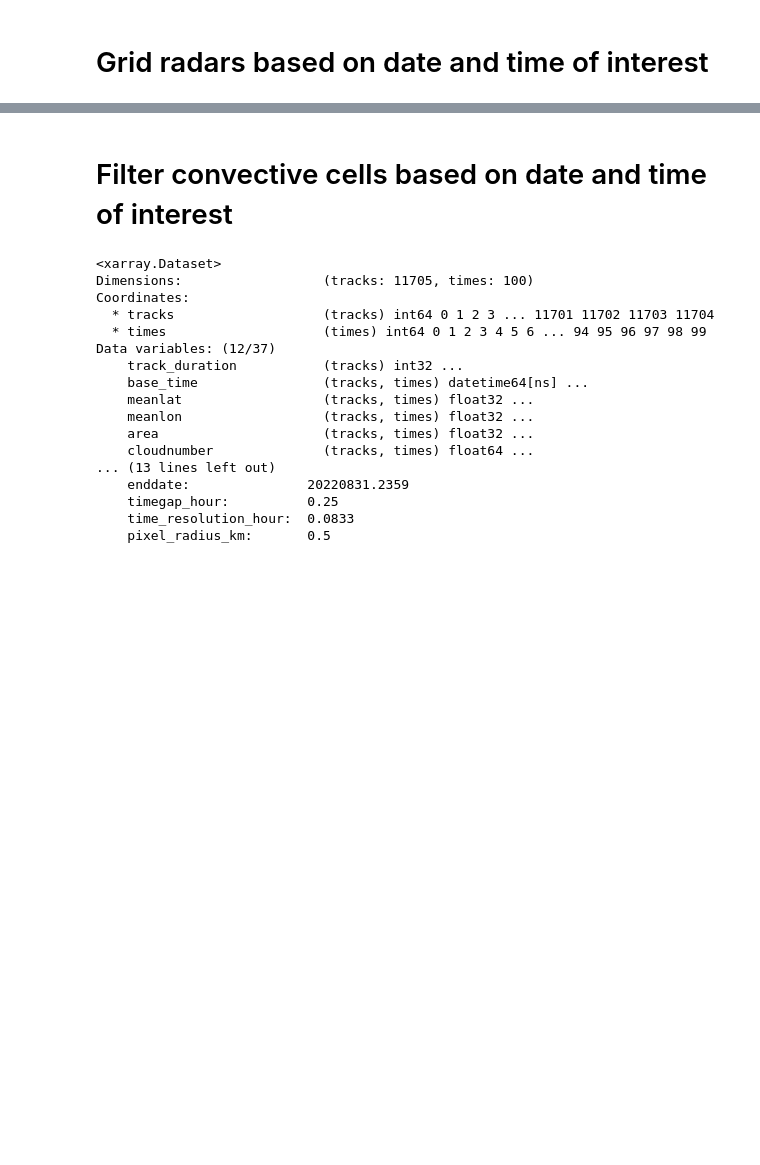
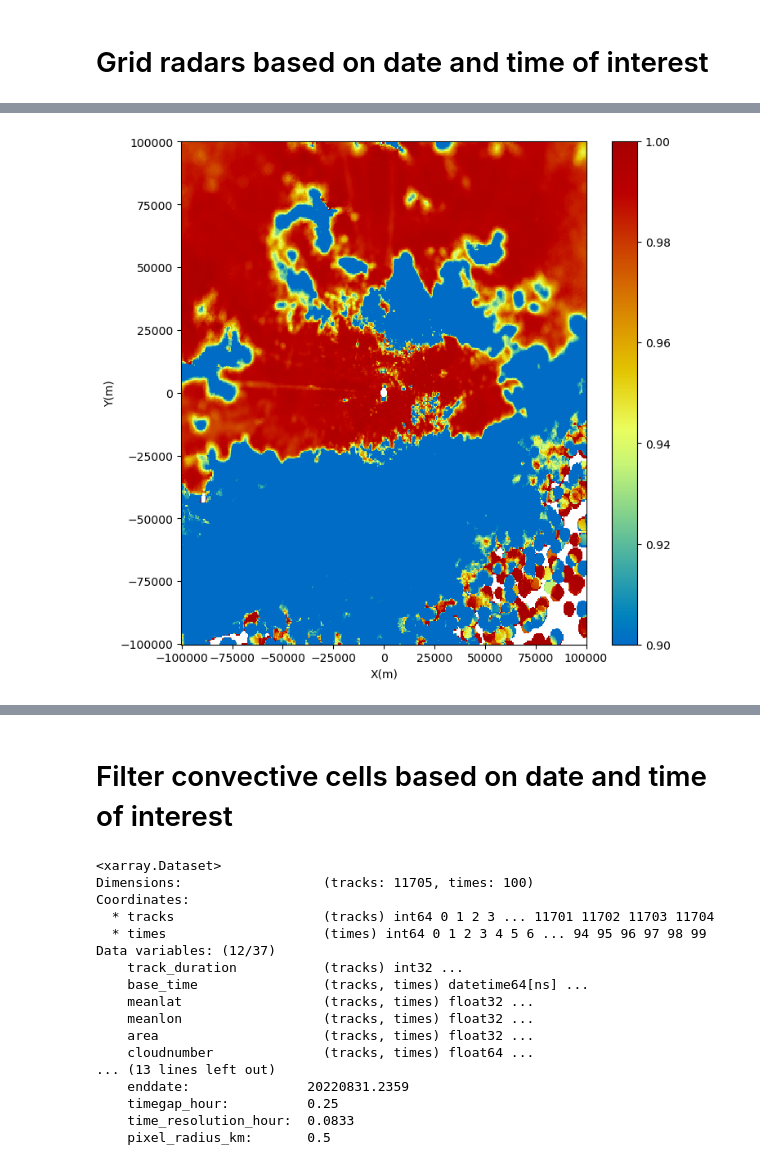
Before and after one commit to oluwafemiomitusa/Geospatial-Analysis, a Jupyter notebook: Second_part/Jupyter Notebooks/New/case_study_1_v2.ipynb, the cells around one changed output, grey strips where cells are left out. Cells and saved outputs as stored; diff of their text form; code cells hidden in the pictures; blank space fills up the shorter version.

```diff
--- a/Second_part/Jupyter Notebooks/New/case_study_1_v2.ipynb
+++ b/Second_part/Jupyter Notebooks/New/case_study_1_v2.ipynb
@@ -79,6 +89,28 @@ grid = pyart.map.grid_from_radars(
         (-100000, 100000.0),
     ),
 )
+# %%
+#grid.z["data"]
+Z=grid.fields['reflectivity']['data']
+rho=grid.fields['cross_correlation_ratio']['data']
+ZDR=grid.fields['differential_reflectivity']['data']
+kdp=grid.fields['kdp']['data']
+# In Py-ART's graphing suite, there is a display class similar to RadarMapDisplay,
+# but for grids. To plot the grid:
+
+[X,Y]=np.meshgrid(grid.x["data"],grid.y["data"])
+lev=2 #Level of analysis
+fig = plt.figure(figsize=(8,8))
+plt.pcolormesh(X,Y,np.squeeze(rho[lev,:,:]),cmap='pyart_HomeyerRainbow',vmin=0.9,vmax=1)
+plt.xlabel('X(m)')
+plt.ylabel('Y(m)')
+plt.colorbar()
+plt.savefig('Strat_Z_'+weight_func+'.png')
+
+
+#Z.shape
+# %% [output]
+[figure, added]
 # %%
 radar_grid = grid.to_xarray()
 # %%
```
Also changed, not shown: parts of 46 cells of this notebook.
